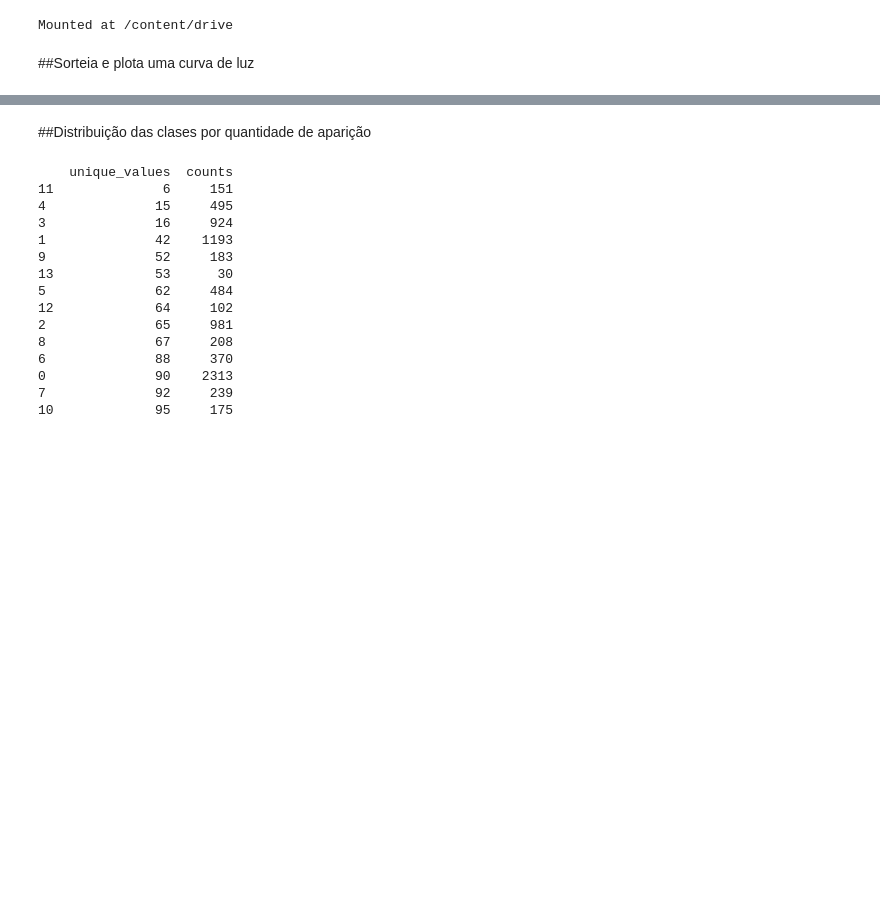
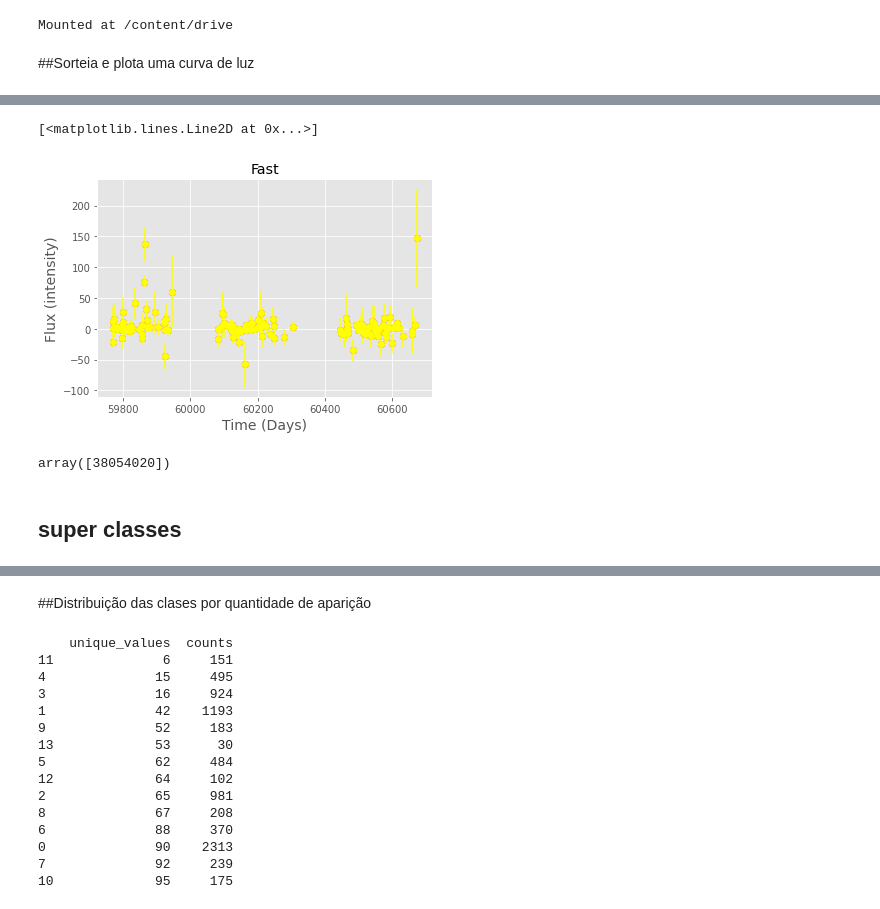
Before and after one commit to MarcoBarroca/VI_EAFEXP_Proj3, a Jupyter notebook: projetos/Rafael.ipynb, the cells around one changed output, grey strips where cells are left out. Drawn from its saved outputs; the diff is of its cells as text; code cells hidden in the pictures; blank space fills up the shorter version.

```diff
--- a/projetos/Rafael.ipynb
+++ b/projetos/Rafael.ipynb
@@ -61,0 +121,30 @@ plt.plot(x,y, '.', linestyle='solid',  mfc='none', mec='b', markersize=24, marke
+# %%
+id = lightcurves_train[np.array(lightcurves_train['object_id']) == x]
+
+
+fig, ax1 = plt.subplots()
+
+ax1.set(
+    axisbelow=True,  # Hide the grid behind plot objects
+    ylabel='Flux',
+    xlabel='Mjd',
+)
+
+plt.title('{}'.format(name))
+x = np.array(id['mjd'])
+y = np.array(id['flux'])
+yerr = np.array(id['flux_err'])
+plt.xlabel('Time (Days)', fontsize=14)
+plt.ylabel('Flux (intensity)', fontsize=14)
+
+plt.errorbar(x,y,yerr=yerr, marker='o', ls='',color='yellow', label=bands[i])
+plt.plot(x,y, '.',  marker='o')
+# %% [output]
+[<matplotlib.lines.Line2D at 0x...>]
+[figure, added]
+# %%
+mg_df.query('target == 16').sample(1)['object_id'].values
+# %% [output]
+array([38054020])
+# %% [markdown]
+## super classes
```
Also changed, not shown: parts of 5 cells of this notebook.
